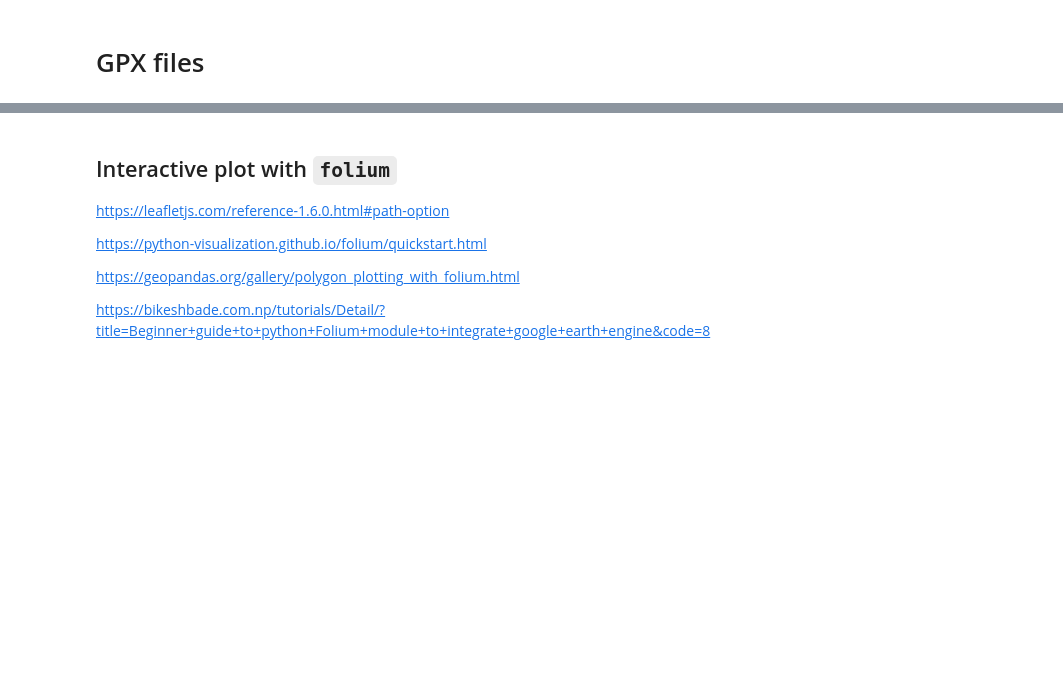
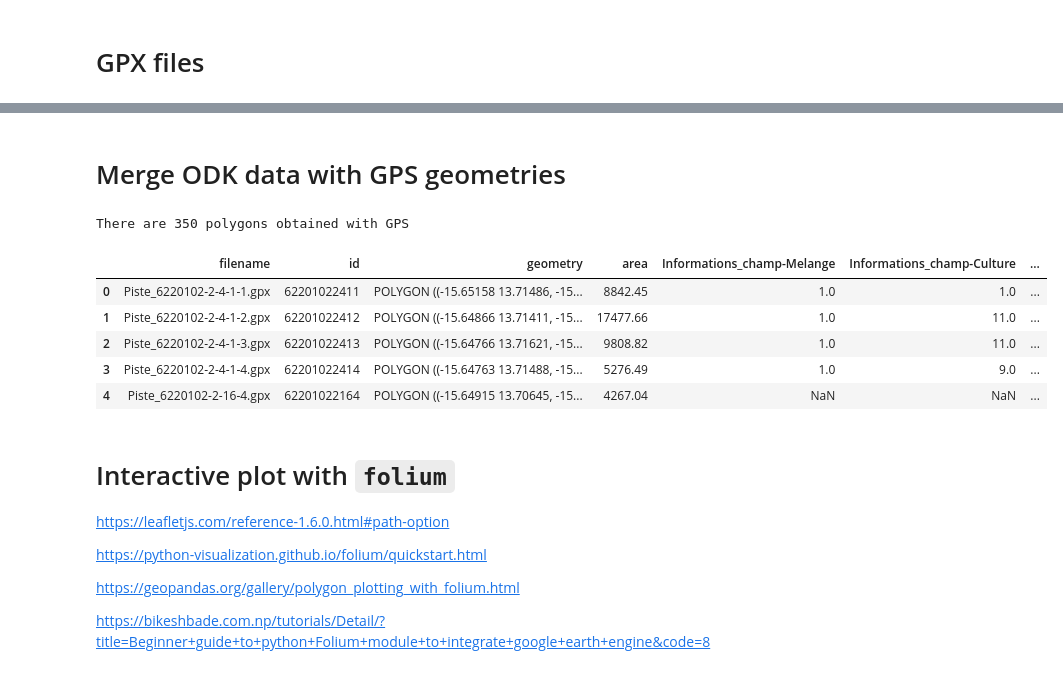
Before and after one commit to nicolasdeffense/eo-toolbox, a Jupyter notebook: notebooks_working/EOStat/clean_in_situ_senegal.ipynb, the cells around one changed output, grey strips where cells are left out. Drawn from its saved outputs; the diff is of its cells as text; code cells hidden in the pictures; blank space fills up the shorter version.

```diff
--- a/notebooks_working/EOStat/clean_in_situ_senegal.ipynb
+++ b/notebooks_working/EOStat/clean_in_situ_senegal.ipynb
@@ -153,0 +112,17 @@ odk_gdf.head()
+# %%
+odk_df = pd.read_csv(odk_csv)
+
+odk_df['id'] = odk_df['id-Commune'].astype(str) + odk_df['id-District'].astype(str) + odk_df['id-Concession'].astype(str) + odk_df['id-Menage'].astype(str) + odk_df['id-Parcelle'].astype(str)
+
+odk_df = odk_df[['id','Informations_champ-Melange','Informations_champ-Culture','Informations_champ-Surface']]
+
+odk_df['Informations_champ-Surface'] = odk_df['Informations_champ-Surface'].round(2)
+
+#odk_df['Informations_champ-Culture'] = odk_df['Informations_champ-Culture']
+
+
+odk_df = odk_df.drop_duplicates(subset=['id'])
+
+print(f'There are {len(odk_df)} rows in the ODK csv.')
+
+odk_df.head()
@@ -153,0 +193,16 @@ odk_gdf.head()
+# %% [markdown]
+# Merge ODK data with GPS geometries
+# %%
+gps_with_data_gdf = gps_gdf.merge(odk_df, on='id', how='left')
+
+print(f'There are {len(gps_with_data_gdf)} polygons obtained with GPS')
+
+gps_with_data_gdf.head()
+# %% [output]
+There are 350 polygons obtained with GPS
+|  | filename | id | geometry | area | Informations_champ-Melange | Informations_champ-Culture | ... |
+| 0 | Piste_6220102-2-4-1-1.gpx | 62201022411 | POLYGON ((-15.65158 13.71486, -15... | 8842.45 | 1.0 | 1.0 | ... |
+| 1 | Piste_6220102-2-4-1-2.gpx | 62201022412 | POLYGON ((-15.64866 13.71411, -15... | 17477.66 | 1.0 | 11.0 | ... |
+| 2 | Piste_6220102-2-4-1-3.gpx | 62201022413 | POLYGON ((-15.64766 13.71621, -15... | 9808.82 | 1.0 | 11.0 | ... |
+| 3 | Piste_6220102-2-4-1-4.gpx | 62201022414 | POLYGON ((-15.64763 13.71488, -15... | 5276.49 | 1.0 | 9.0 | ... |
+| 4 | Piste_6220102-2-16-4.gpx | 62201022164 | POLYGON ((-15.64915 13.70645, -15... | 4267.04 | NaN | NaN | ... |
@@ -154,5 +213,5 @@ odk_gdf.head()
 # %% [markdown]
-## Interactive plot with `folium`
+# Interactive plot with `folium`
 
 https://leafletjs.com/reference-1.6.0.html#path-option
 
```
Also changed, not shown: parts of 24 cells of this notebook, 2 other files.
